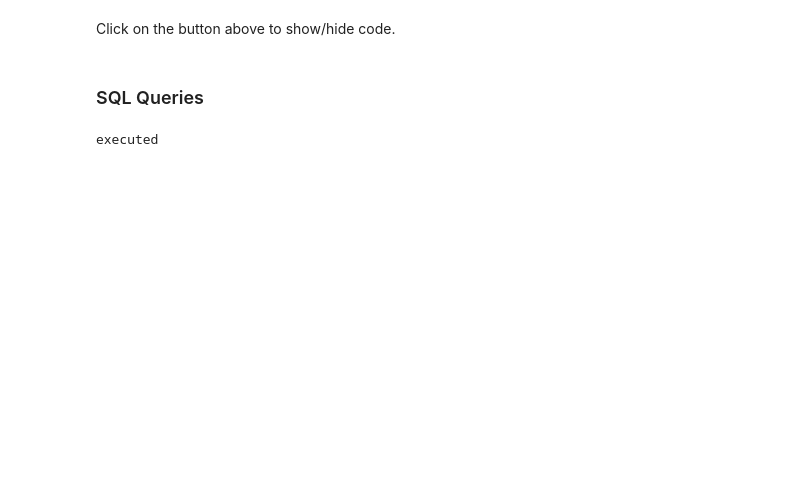
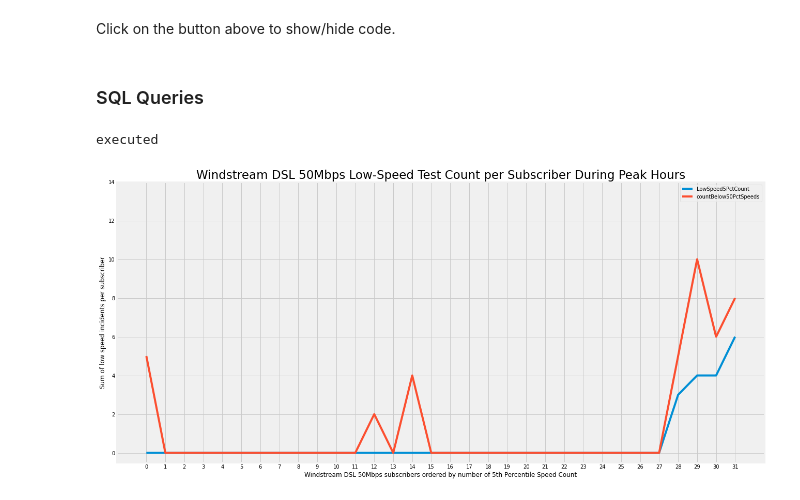
Before and after one commit to afreund415/MBA-broadband-research, a Jupyter notebook: Spatial & Temporal MBA Data Tests.ipynb, the cells around one changed output. Cells and saved outputs as stored; diff of their text form; code cells hidden in the pictures; blank space fills up the shorter version.

```diff
--- a/Spatial & Temporal MBA Data Tests.ipynb
+++ b/Spatial & Temporal MBA Data Tests.ipynb
@@ -145,3 +155,19 @@ frontier500 = client.query(frontier500SQL).to_dataframe()
 print('executed')
 # %% [output]
 executed
+# %%
+ax = windstream50.plot(y = ['LowSpeed5PctCount', 'countBelow50PctSpeeds'],  kind = 'line',
+                   fontsize = 10, rot = 0, figsize = (20,10), grid = True)
+
+plt.yticks(np.arange(0, 16, 2))
+plt.xticks(np.arange(0, len(windstream50), 1))
+
+
+ax.set_xlabel('Windstream DSL 50Mbps subscribers ordered by number of 5th Percentile Speed Count')
+ax.set_ylabel('Sum of low speed incidents per subscriber')
+ax.set_title('Windstream DSL 50Mbps Low-Speed Test Count per Subscriber During Peak Hours', fontsize=23)
+
+
+plt.show()
+# %% [output]
+[figure, added]
```
Also changed, not shown: parts of 11 cells of this notebook.
